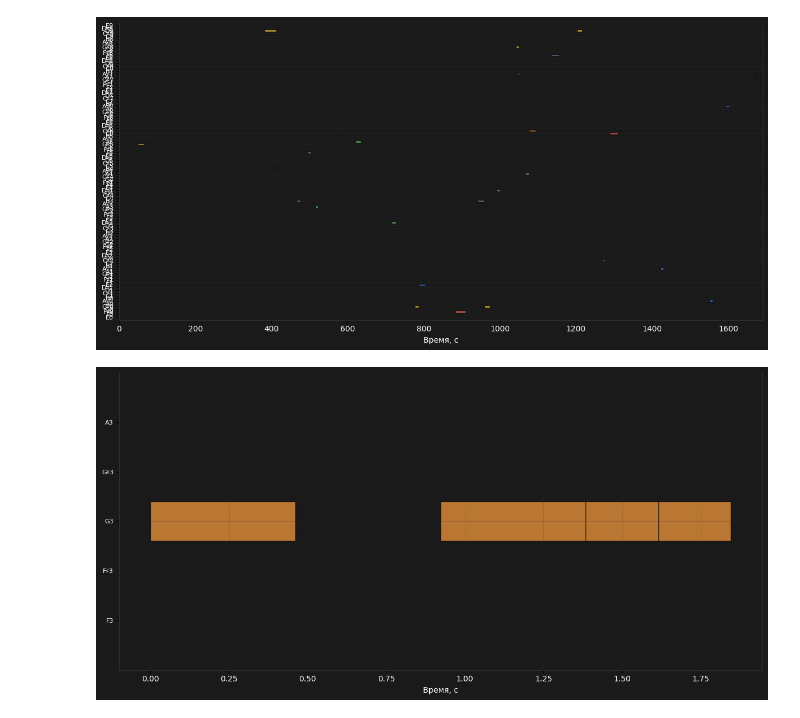
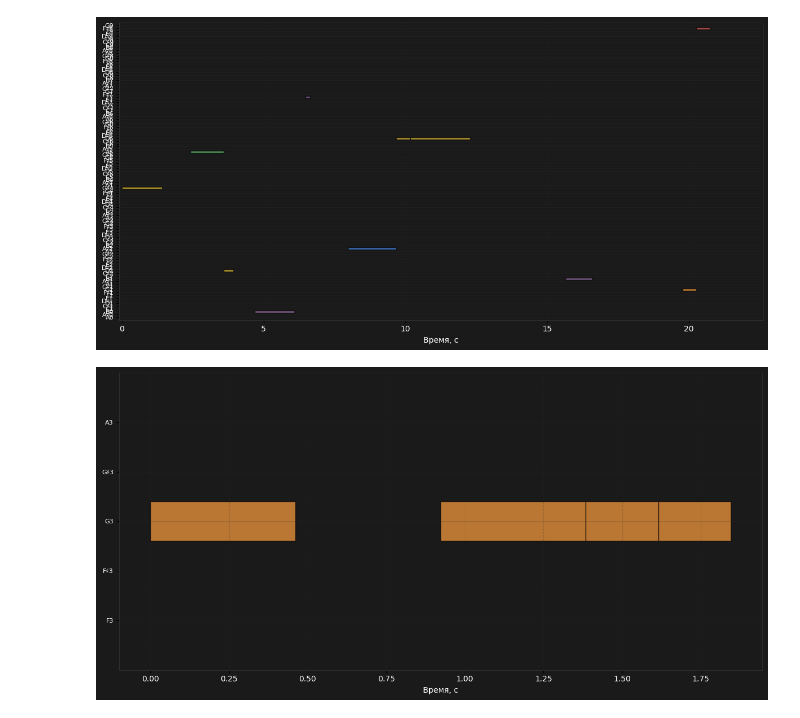
Before and after one commit to HerrPhoton/plagitune, a Jupyter notebook: notebooks/inference.ipynb, the cells around one changed output. Drawn from its saved outputs; the diff is of its cells as text; code cells hidden in the pictures.

```diff
--- a/notebooks/inference.ipynb
+++ b/notebooks/inference.ipynb
@@ -7,12 +10,13 @@ from src.data.structures.melody import Melody
 # %%
-audio = "..\\datasets\\melody_extraction\\test\\audio\\test.wav"
-midi = "..\\datasets\\melody_extraction\\test\\labels\\test.mid"
+audio = f"..\\datasets\\melody_extraction\\processed\\{split}\\audio\\{file}.wav"
+midi = f"..\\datasets\\melody_extraction\\processed\\{split}\\labels\\{file}.mid"
+# %%
+melody_inference = MelodyInference("..\\src\\nn\\logs\\freq_head\\checkpoints\\best.ckpt")
 # %%
-melody_inference = MelodyInference("..\\src\\nn\\logs\\i_1.0_d_1.0_l_1.0\\checkpoints\\last.ckpt")
 melody = melody_inference.extract_melody(audio, tempo=120)
 melody.visualize()
 # %% [output]
-[figure, old version]
+[figure, new version]
 # %%
 target = Melody.from_midi(midi)
 target.visualize()
```
Also changed, not shown: parts of 1 cell of this notebook, 11 other files.
